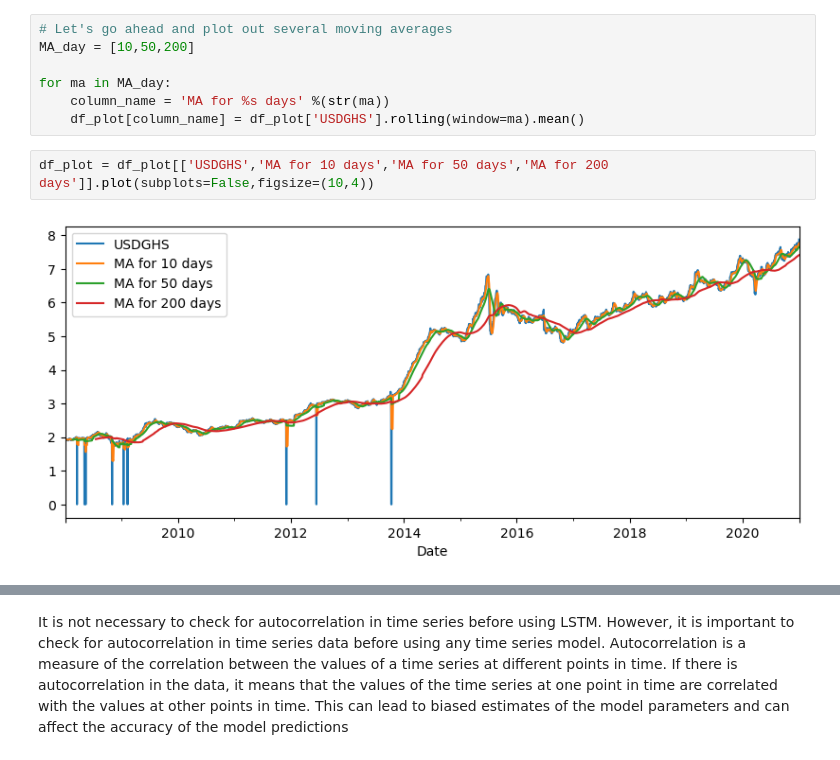
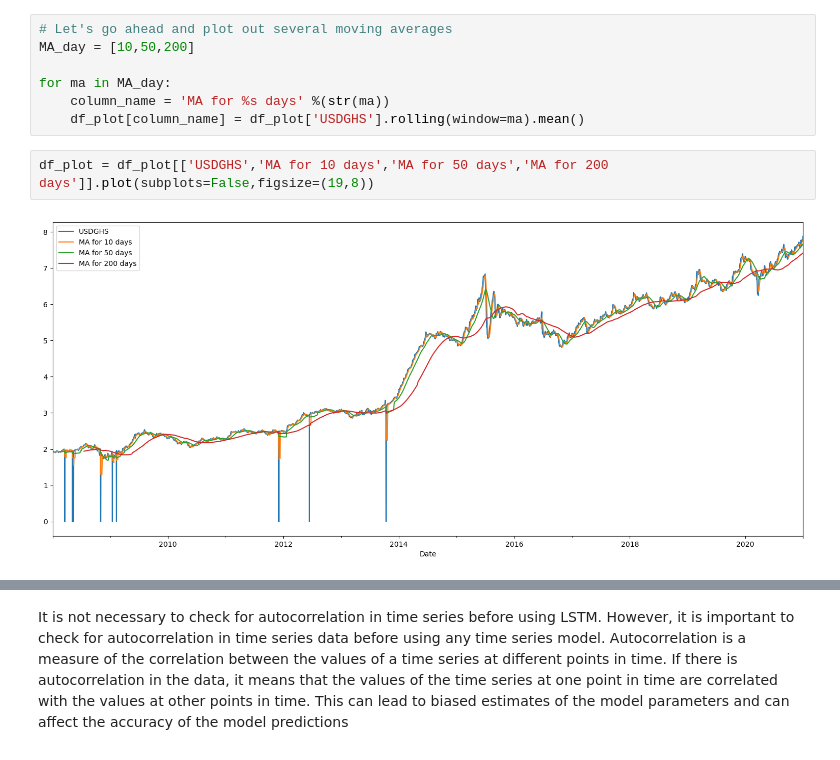
Before and after one commit to Abubakar-56/NNETwithForex, a Jupyter notebook: NNET.ipynb, the cells around one changed output, grey strips where cells are left out. Drawn from its saved outputs; the diff is of its cells as text.

```diff
--- a/NNET.ipynb
+++ b/NNET.ipynb
@@ -104,8 +104,8 @@ for ma in MA_day:
     column_name = 'MA for %s days' %(str(ma))
     df_plot[column_name] = df_plot['USDGHS'].rolling(window=ma).mean()
 # %%
-df_plot = df_plot[['USDGHS','MA for 10 days','MA for 50 days','MA for 200 days']].plot(subplots=False,figsize=(10,4))
+df_plot = df_plot[['USDGHS','MA for 10 days','MA for 50 days','MA for 200 days']].plot(subplots=False,figsize=(19,8))
 # %% [output]
-[figure, old version]
+[figure, new version]
 # %%
 USDGHS = df['USDGHS']
```
Also changed, not shown: parts of 38 cells of this notebook, 10 other files.
